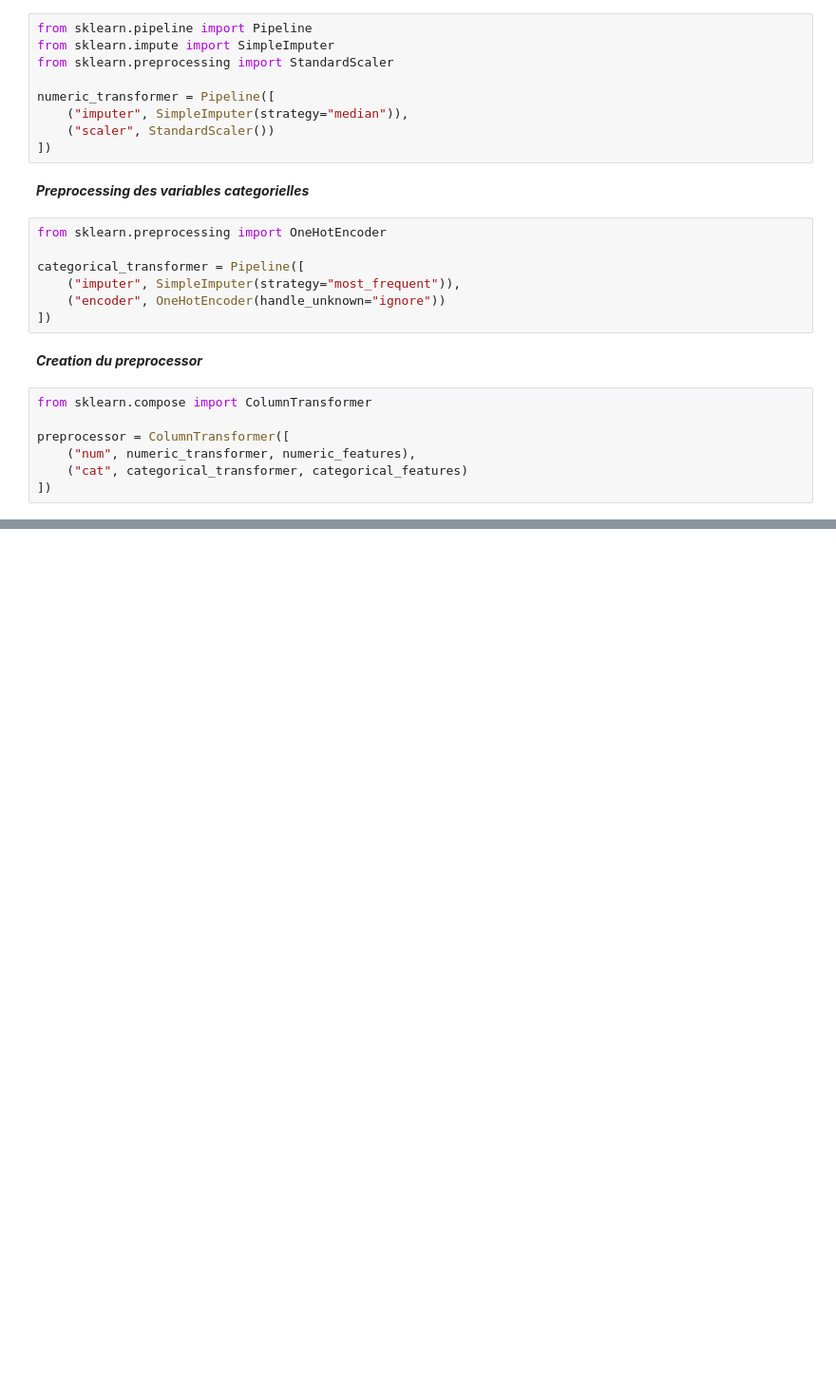
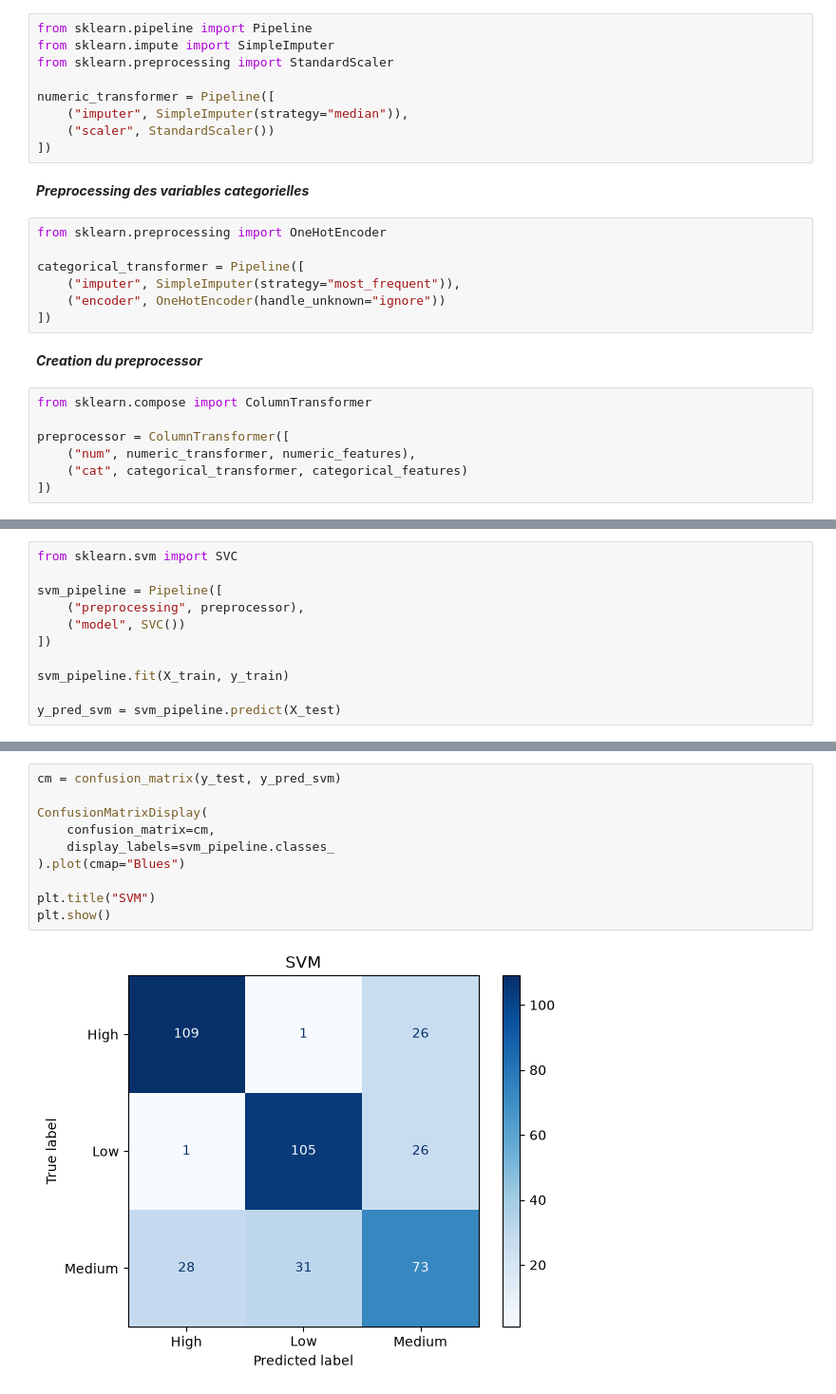
Before and after one commit to Kadiri-Mohamed/StudentMind, a Jupyter notebook: Notebooks/Notebook.ipynb, the cells around one changed output, grey strips where cells are left out. Shown at 95% size. Saved outputs shown, nothing was run; the diff lists cells and outputs as text; blank space fills up the shorter version.

```diff
--- a/Notebooks/Notebook.ipynb
+++ b/Notebooks/Notebook.ipynb
@@ -319,0 +422,11 @@ preprocessor = ColumnTransformer([
+# %%
+from sklearn.svm import SVC
+
+svm_pipeline = Pipeline([
+    ("preprocessing", preprocessor),
+    ("model", SVC())
+])
+
+svm_pipeline.fit(X_train, y_train)
+
+y_pred_svm = svm_pipeline.predict(X_test)
@@ -319,0 +449,12 @@ preprocessor = ColumnTransformer([
+# %%
+cm = confusion_matrix(y_test, y_pred_svm)
+
+ConfusionMatrixDisplay(
+    confusion_matrix=cm,
+    display_labels=svm_pipeline.classes_
+).plot(cmap="Blues")
+
+plt.title("SVM")
+plt.show()
+# %% [output]
+[figure, added]
```
Also changed, not shown: parts of 28 cells of this notebook.
